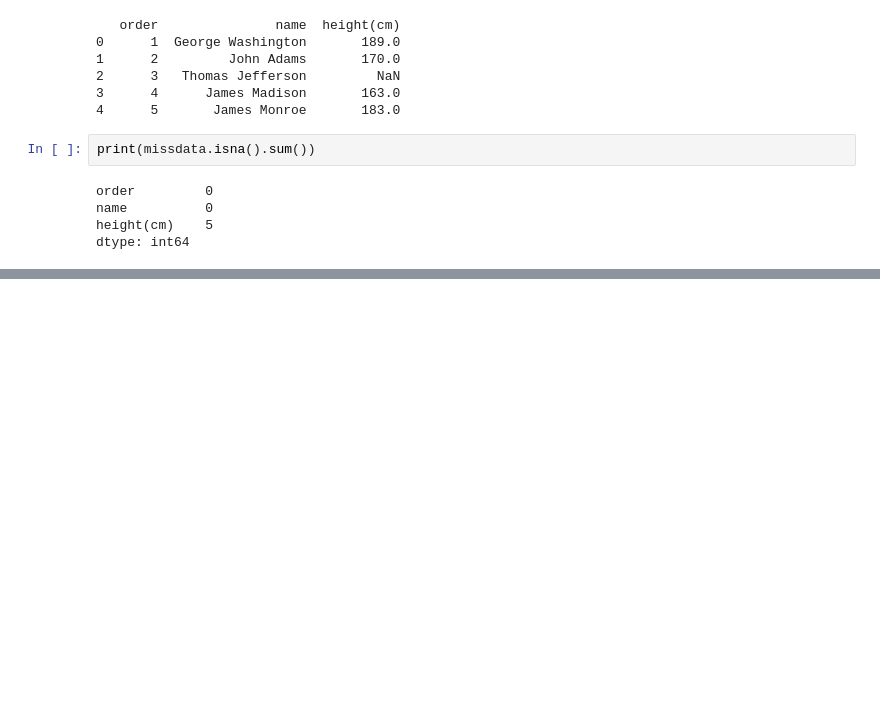
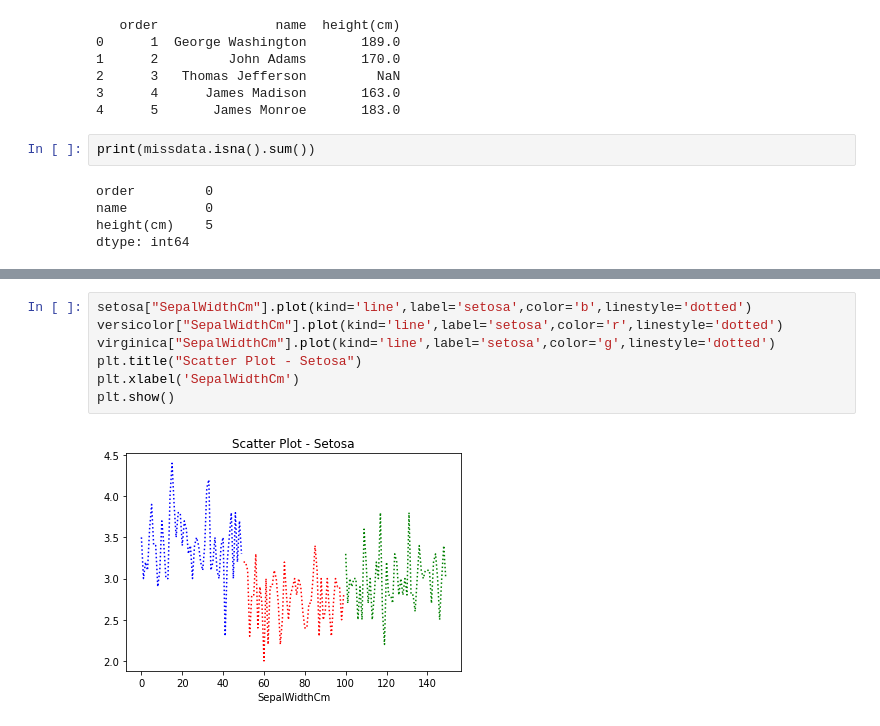
Before and after one commit to aryanmajhi75/Python, a Jupyter notebook: RegularClass.ipynb, the cells around one changed output, grey strips where cells are left out. Saved outputs shown, nothing was run; the diff lists cells and outputs as text; blank space fills up the shorter version.

```diff
--- a/RegularClass.ipynb
+++ b/RegularClass.ipynb
@@ -914,0 +1204,9 @@ dtype: int64
+# %%
+setosa["SepalWidthCm"].plot(kind='line',label='setosa',color='b',linestyle='dotted')
+versicolor["SepalWidthCm"].plot(kind='line',label='setosa',color='r',linestyle='dotted')
+virginica["SepalWidthCm"].plot(kind='line',label='setosa',color='g',linestyle='dotted')
+plt.title("Scatter Plot - Setosa")
+plt.xlabel('SepalWidthCm')
+plt.show()
+# %% [output]
+[figure, added]
```
Also changed, not shown: parts of 33 cells of this notebook, 2 other files.
